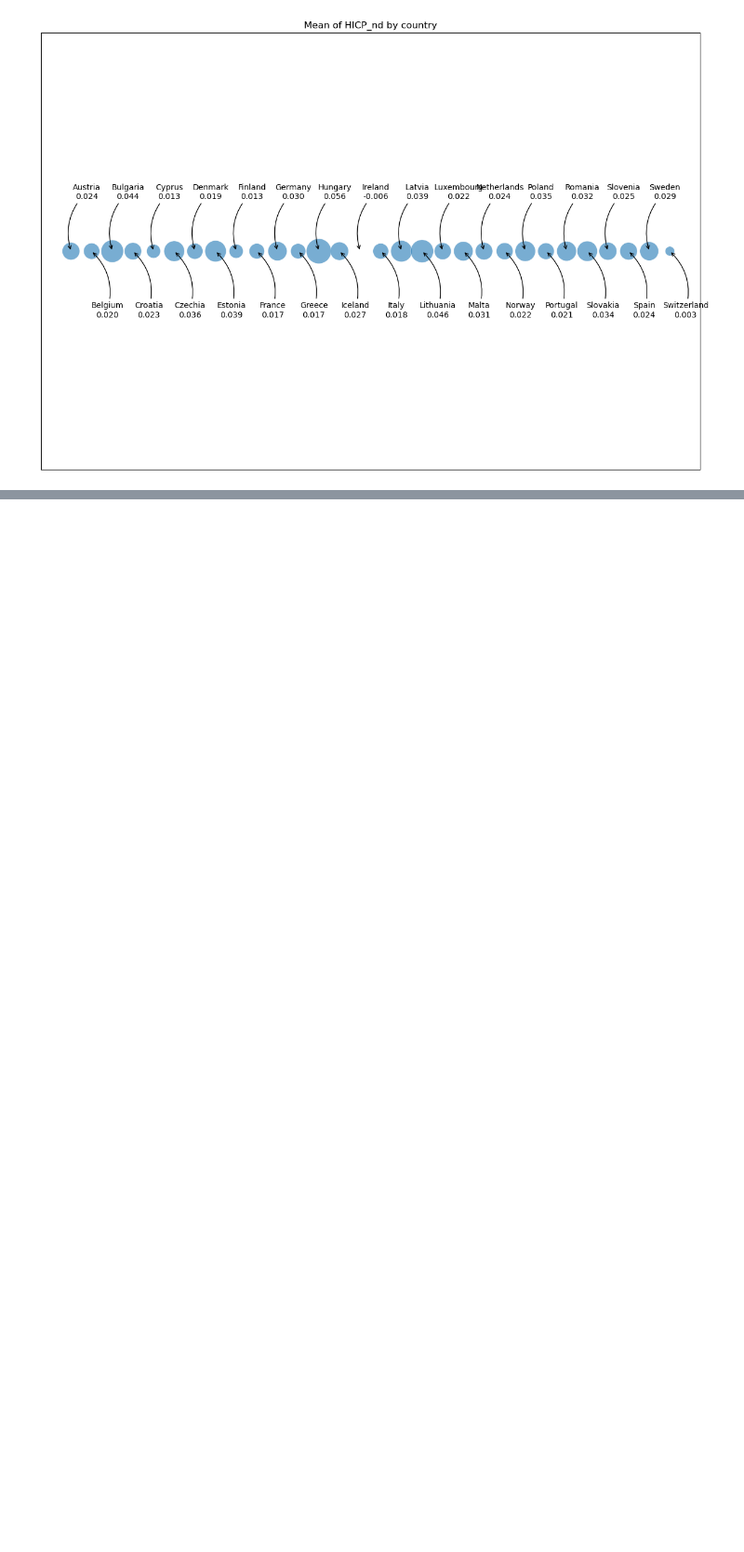
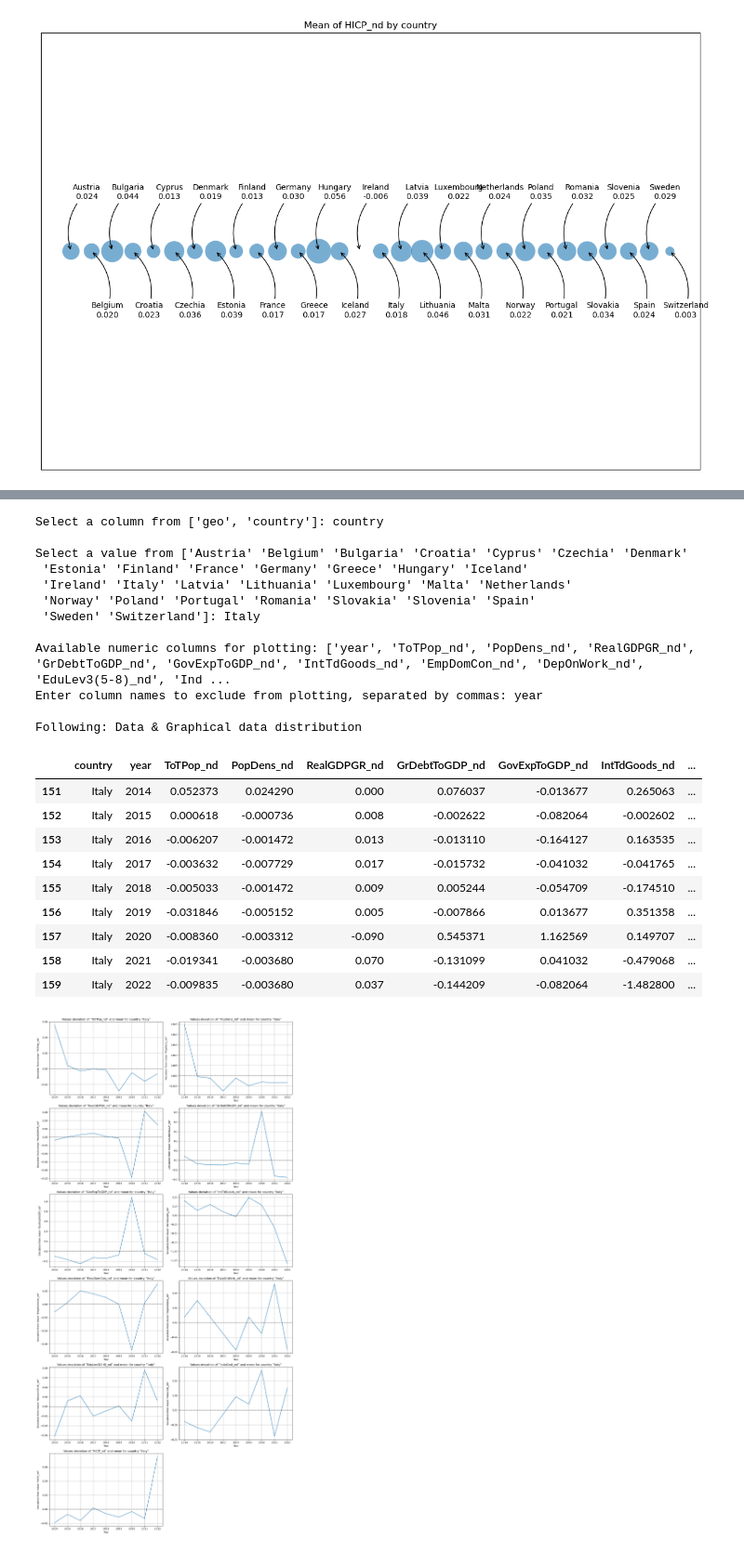
Before and after one commit to filcode/macroeconomic_analysis_machine_learning, a Jupyter notebook: macro_trend_visualization.ipynb, the cells around one changed output, grey strips where cells are left out. Shown at 93% size. Drawn from its saved outputs; the diff is of its cells as text; code cells hidden in the pictures; blank space fills up the shorter version.

```diff
--- a/macro_trend_plot.ipynb
+++ b/macro_trend_visualization.ipynb
@@ -204 +312,28 @@ plot_bubble_chart_with_arrows(df_normalize, 'country', 'year', decimal_places=3,
+# %%
+# Check by 'geo'
+df_check_geo_distr = data_distribution(df_normalize)
+# %% [output]
+Select a column from ['geo', 'country']: country
+
+Select a value from ['Austria' 'Belgium' 'Bulgaria' 'Croatia' 'Cyprus' 'Czechia' 'Denmark'
+ 'Estonia' 'Finland' 'France' 'Germany' 'Greece' 'Hungary' 'Iceland'
+ 'Ireland' 'Italy' 'Latvia' 'Lithuania' 'Luxembourg' 'Malta' 'Netherlands'
+ 'Norway' 'Poland' 'Portugal' 'Romania' 'Slovakia' 'Slovenia' 'Spain'
+ 'Sweden' 'Switzerland']: Italy
+
+Available numeric columns for plotting: ['year', 'ToTPop_nd', 'PopDens_nd', 'RealGDPGR_nd', 'GrDebtToGDP_nd', 'GovExpToGDP_nd', 'IntTdGoods_nd', 'EmpDomCon_nd', 'DepOnWork_nd', 'EduLev3(5-8)_nd', 'Ind ...
+Enter column names to exclude from plotting, separated by commas: year
+
+Following: Data & Graphical data distribution
+|  | country | year | ToTPop_nd | PopDens_nd | RealGDPGR_nd | GrDebtToGDP_nd | GovExpToGDP_nd | IntTdGoods_nd | ... |
+| 151 | Italy | 2014 | 0.052373 | 0.024290 | 0.000 | 0.076037 | -0.013677 | 0.265063 | ... |
+| 152 | Italy | 2015 | 0.000618 | -0.000736 | 0.008 | -0.002622 | -0.082064 | -0.002602 | ... |
+| 153 | Italy | 2016 | -0.006207 | -0.001472 | 0.013 | -0.013110 | -0.164127 | 0.163535 | ... |
+| 154 | Italy | 2017 | -0.003632 | -0.007729 | 0.017 | -0.015732 | -0.041032 | -0.041765 | ... |
+| 155 | Italy | 2018 | -0.005033 | -0.001472 | 0.009 | 0.005244 | -0.054709 | -0.174510 | ... |
+| 156 | Italy | 2019 | -0.031846 | -0.005152 | 0.005 | -0.007866 | 0.013677 | 0.351358 | ... |
+| 157 | Italy | 2020 | -0.008360 | -0.003312 | -0.090 | 0.545371 | 1.162569 | 0.149707 | ... |
+| 158 | Italy | 2021 | -0.019341 | -0.003680 | 0.070 | -0.131099 | 0.041032 | -0.479068 | ... |
+| 159 | Italy | 2022 | -0.009835 | -0.003680 | 0.037 | -0.144209 | -0.082064 | -1.482800 | ... |
+[figure, added]
 # %% [markdown]
```
Also changed, not shown: parts of 25 cells of this notebook.
